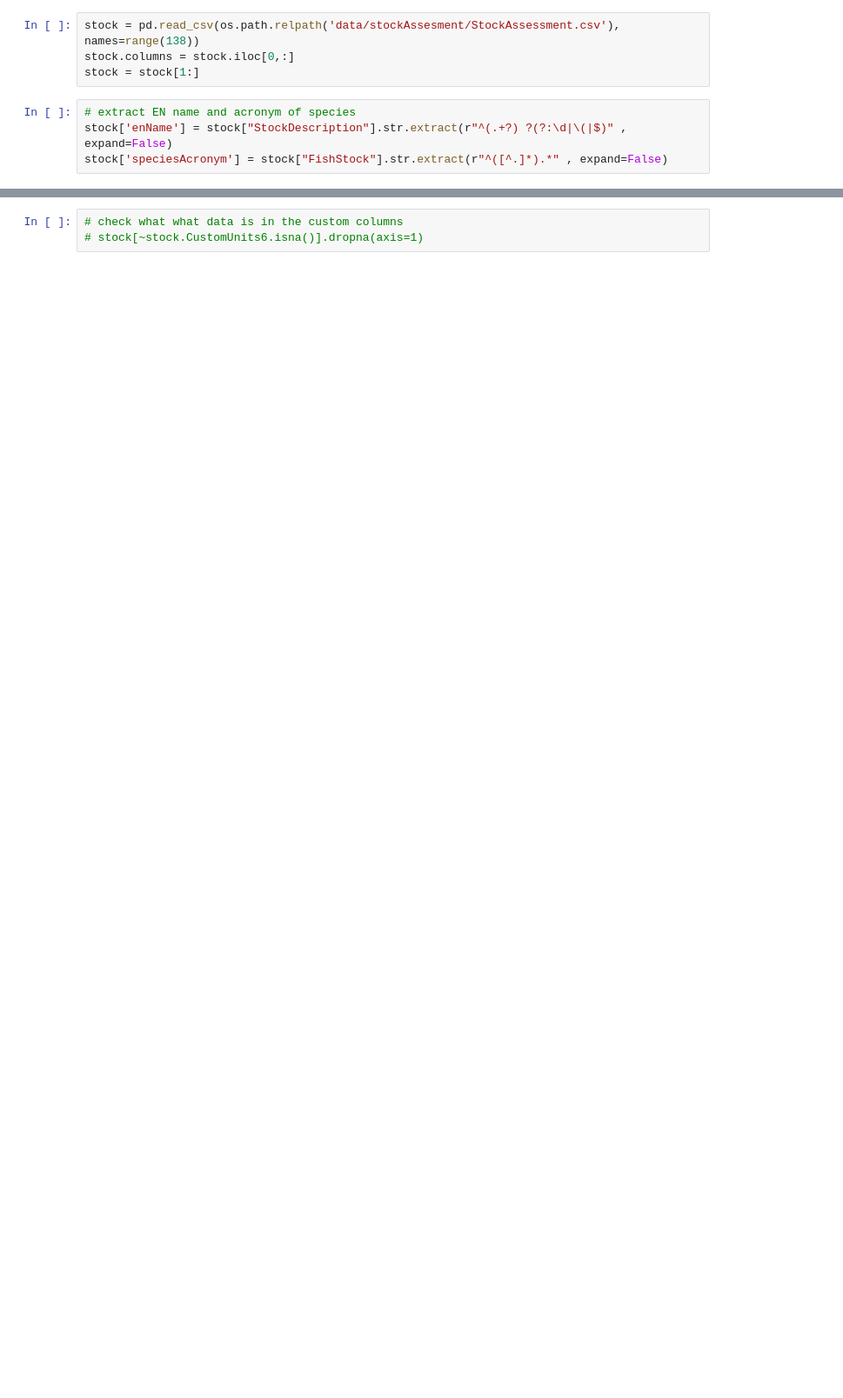
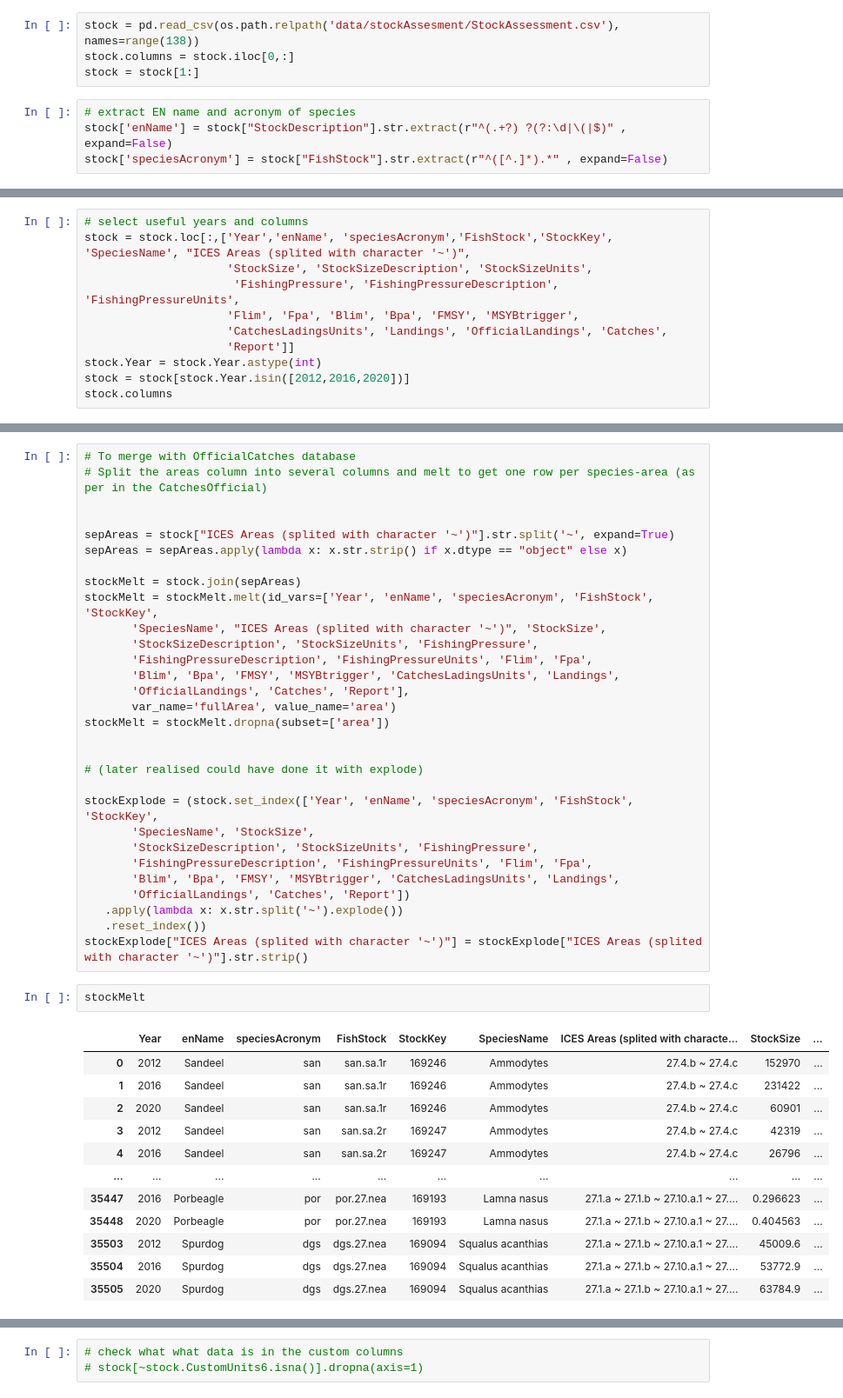
Before and after one commit to isaldiviagonzatti/sdg14, a Jupyter notebook: code/fisheries.ipynb, the cells around one changed output, grey strips where cells are left out. Shown at 87% size. Drawn from its saved outputs; the diff is of its cells as text; blank space fills up the shorter version.

```diff
--- a/code/fisheries.ipynb
+++ b/code/fisheries.ipynb
@@ -377,0 +373,11 @@ stock = stock[stock.Year.isin([2012,2016,2020])]
+# %%
+# select useful years and columns
+stock = stock.loc[:,['Year','enName', 'speciesAcronym','FishStock','StockKey', 'SpeciesName', "ICES Areas (splited with character '~')",
+                     'StockSize', 'StockSizeDescription', 'StockSizeUnits',
+                      'FishingPressure', 'FishingPressureDescription', 'FishingPressureUnits',
+                     'Flim', 'Fpa', 'Blim', 'Bpa', 'FMSY', 'MSYBtrigger',
+                     'CatchesLadingsUnits', 'Landings', 'OfficialLandings', 'Catches',
+                     'Report']]
+stock.Year = stock.Year.astype(int)
+stock = stock[stock.Year.isin([2012,2016,2020])]
+stock.columns
@@ -377,0 +392,45 @@ stock = stock[stock.Year.isin([2012,2016,2020])]
+# %%
+# To merge with OfficialCatches database
+# Split the areas column into several columns and melt to get one row per species-area (as per in the CatchesOfficial)
+
+
+sepAreas = stock["ICES Areas (splited with character '~')"].str.split('~', expand=True)
+sepAreas = sepAreas.apply(lambda x: x.str.strip() if x.dtype == "object" else x)
+
+stockMelt = stock.join(sepAreas)
+stockMelt = stockMelt.melt(id_vars=['Year', 'enName', 'speciesAcronym', 'FishStock', 'StockKey',
+       'SpeciesName', "ICES Areas (splited with character '~')", 'StockSize',
+       'StockSizeDescription', 'StockSizeUnits', 'FishingPressure',
+       'FishingPressureDescription', 'FishingPressureUnits', 'Flim', 'Fpa',
+       'Blim', 'Bpa', 'FMSY', 'MSYBtrigger', 'CatchesLadingsUnits', 'Landings',
+       'OfficialLandings', 'Catches', 'Report'],
+       var_name='fullArea', value_name='area')
+stockMelt = stockMelt.dropna(subset=['area'])
+
+
+# (later realised could have done it with explode)
+
+stockExplode = (stock.set_index(['Year', 'enName', 'speciesAcronym', 'FishStock', 'StockKey',
+       'SpeciesName', 'StockSize',
+       'StockSizeDescription', 'StockSizeUnits', 'FishingPressure',
+       'FishingPressureDescription', 'FishingPressureUnits', 'Flim', 'Fpa',
+       'Blim', 'Bpa', 'FMSY', 'MSYBtrigger', 'CatchesLadingsUnits', 'Landings',
+       'OfficialLandings', 'Catches', 'Report'])
+   .apply(lambda x: x.str.split('~').explode())
+   .reset_index())
+stockExplode["ICES Areas (splited with character '~')"] = stockExplode["ICES Areas (splited with character '~')"].str.strip()
+# %%
+stockMelt
+# %% [output]
+|  | Year | enName | speciesAcronym | FishStock | StockKey | SpeciesName | ICES Areas (splited with characte... | StockSize | ... |
+| 0 | 2012 | Sandeel | san | san.sa.1r | 169246 | Ammodytes | 27.4.b ~ 27.4.c | 152970 | ... |
+| 1 | 2016 | Sandeel | san | san.sa.1r | 169246 | Ammodytes | 27.4.b ~ 27.4.c | 231422 | ... |
+| 2 | 2020 | Sandeel | san | san.sa.1r | 169246 | Ammodytes | 27.4.b ~ 27.4.c | 60901 | ... |
+| 3 | 2012 | Sandeel | san | san.sa.2r | 169247 | Ammodytes | 27.4.b ~ 27.4.c | 42319 | ... |
+| 4 | 2016 | Sandeel | san | san.sa.2r | 169247 | Ammodytes | 27.4.b ~ 27.4.c | 26796 | ... |
+| ... | ... | ... | ... | ... | ... | ... | ... | ... | ... |
+| 35447 | 2016 | Porbeagle | por | por.27.nea | 169193 | Lamna nasus | 27.1.a ~ 27.1.b ~ 27.10.a.1 ~ 27.... | 0.296623 | ... |
+| 35448 | 2020 | Porbeagle | por | por.27.nea | 169193 | Lamna nasus | 27.1.a ~ 27.1.b ~ 27.10.a.1 ~ 27.... | 0.404563 | ... |
+| 35503 | 2012 | Spurdog | dgs | dgs.27.nea | 169094 | Squalus acanthias | 27.1.a ~ 27.1.b ~ 27.10.a.1 ~ 27.... | 45009.6 | ... |
+| 35504 | 2016 | Spurdog | dgs | dgs.27.nea | 169094 | Squalus acanthias | 27.1.a ~ 27.1.b ~ 27.10.a.1 ~ 27.... | 53772.9 | ... |
+| 35505 | 2020 | Spurdog | dgs | dgs.27.nea | 169094 | Squalus acanthias | 27.1.a ~ 27.1.b ~ 27.10.a.1 ~ 27.... | 63784.9 | ... |
```
Also changed, not shown: parts of 46 cells of this notebook, 2 other files.
